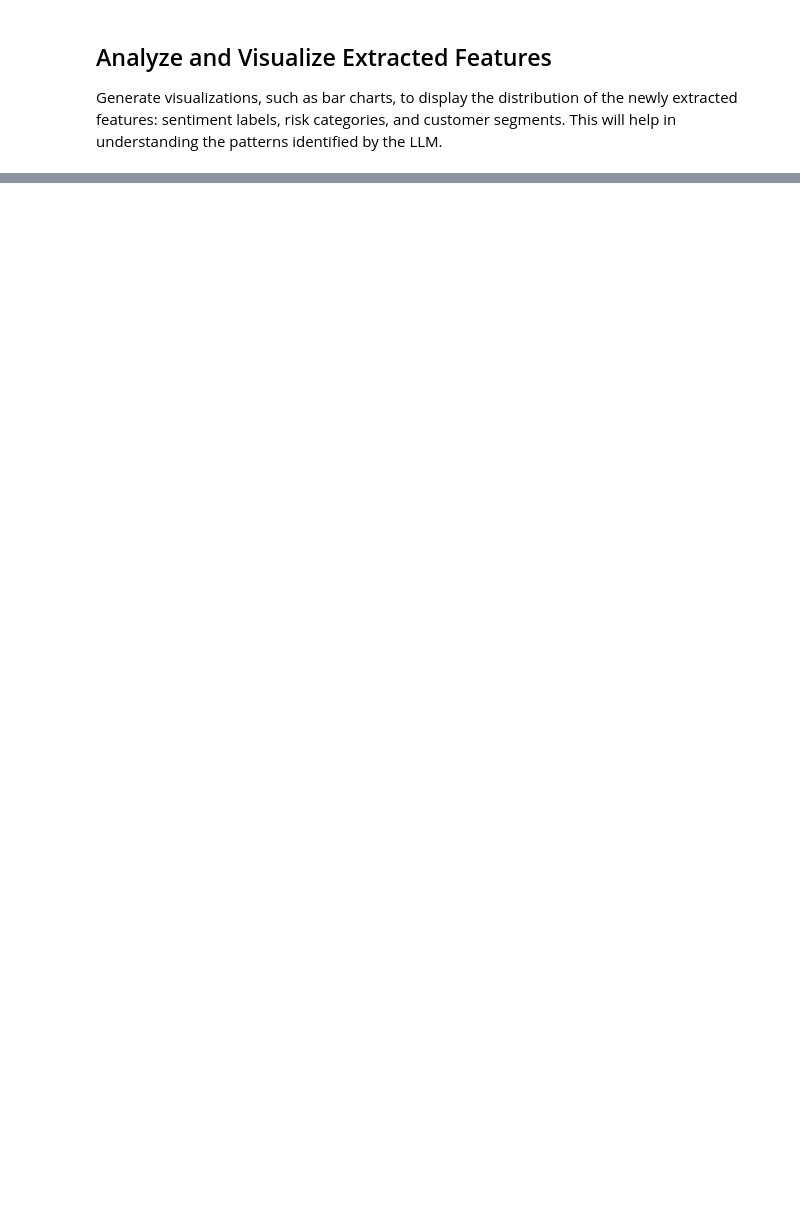
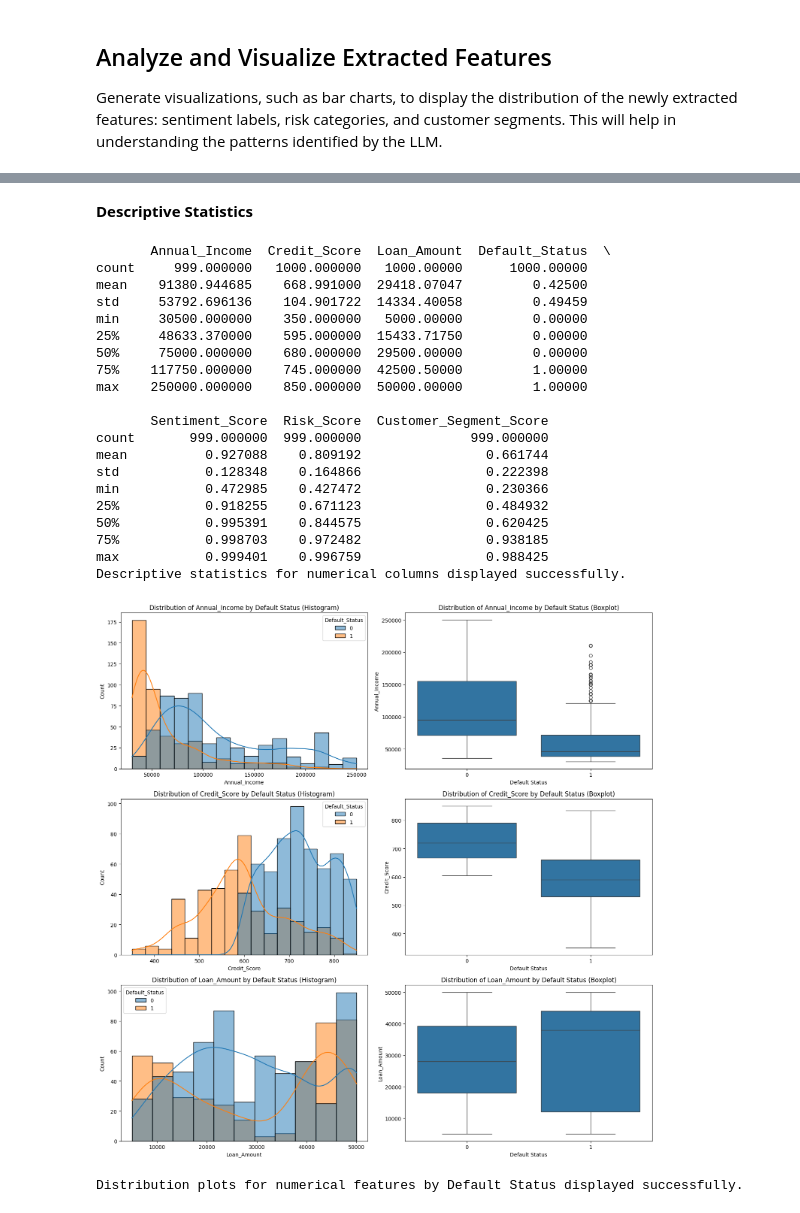
Before and after one commit to Wrynaft/FinancialDataMining, a Jupyter notebook: WIE3007_DM_GroupProject.ipynb, the cells around one changed output, grey strips where cells are left out. Cells and saved outputs as stored; diff of their text form; code cells hidden in the pictures; blank space fills up the shorter version.

```diff
--- a/WIE3007_DM_GroupProject.ipynb
+++ b/WIE3007_DM_GroupProject.ipynb
@@ -539,0 +542,52 @@ Error:
+# %% [markdown]
+**Descriptive Statistics**
+# %%
+print(df.describe())
+print("Descriptive statistics for numerical columns displayed successfully.")
+
+# List of numerical features to plot
+numerical_features = ['Annual_Income', 'Credit_Score', 'Loan_Amount']
+
+# Create a figure with subplots for each numerical feature
+fig, axes = plt.subplots(len(numerical_features), 2, figsize=(15, 5 * len(numerical_features)))
+axes = axes.flatten()
+
+for i, feature in enumerate(numerical_features):
+    # Histogram for distribution by Default_Status
+    sns.histplot(data=df, x=feature, hue='Default_Status', kde=True, ax=axes[2*i])
+    axes[2*i].set_title(f'Distribution of {feature} by Default Status (Histogram)')
+    axes[2*i].set_xlabel(feature)
+    axes[2*i].set_ylabel('Count')
+
+    # Boxplot for distribution by Default_Status
+    sns.boxplot(data=df, x='Default_Status', y=feature, ax=axes[2*i+1])
+    axes[2*i+1].set_title(f'Distribution of {feature} by Default Status (Boxplot)')
+    axes[2*i+1].set_xlabel('Default Status')
+    axes[2*i+1].set_ylabel(feature)
+
+plt.tight_layout()
+plt.show()
+print("Distribution plots for numerical features by Default Status displayed successfully.")
+# %% [output]
+       Annual_Income  Credit_Score  Loan_Amount  Default_Status  \
+count     999.000000   1000.000000   1000.00000      1000.00000
+mean    91380.944685    668.991000  29418.07047         0.42500
+std     53792.696136    104.901722  14334.40058         0.49459
+min     30500.000000    350.000000   5000.00000         0.00000
+25%     48633.370000    595.000000  15433.71750         0.00000
+50%     75000.000000    680.000000  29500.00000         0.00000
+75%    117750.000000    745.000000  42500.50000         1.00000
+max    250000.000000    850.000000  50000.00000         1.00000
+
+       Sentiment_Score  Risk_Score  Customer_Segment_Score
+count       999.000000  999.000000              999.000000
+mean          0.927088    0.809192                0.661744
+std           0.128348    0.164866                0.222398
+min           0.472985    0.427472                0.230366
+25%           0.918255    0.671123                0.484932
+50%           0.995391    0.844575                0.620425
+75%           0.998703    0.972482                0.938185
+max           0.999401    0.996759                0.988425
+Descriptive statistics for numerical columns displayed successfully.
+[figure, added]
+Distribution plots for numerical features by Default Status displayed successfully.
```
Also changed, not shown: parts of 32 cells of this notebook.
